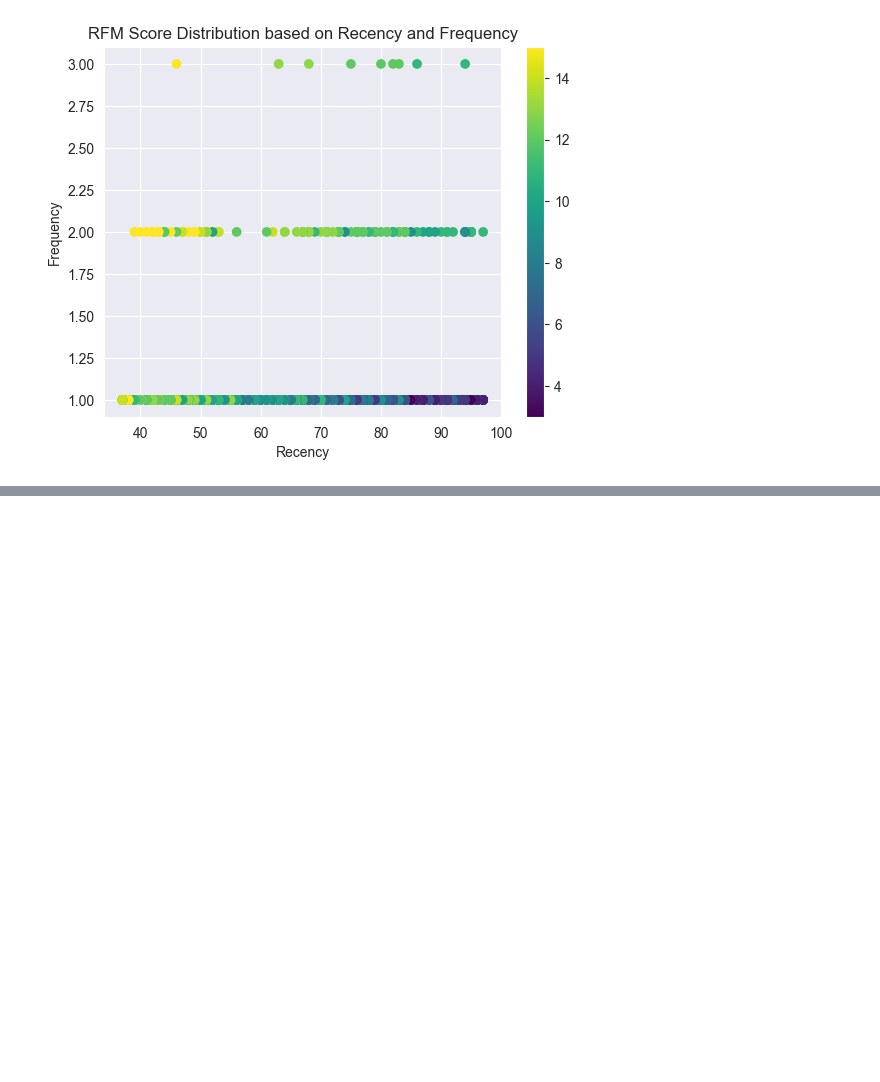
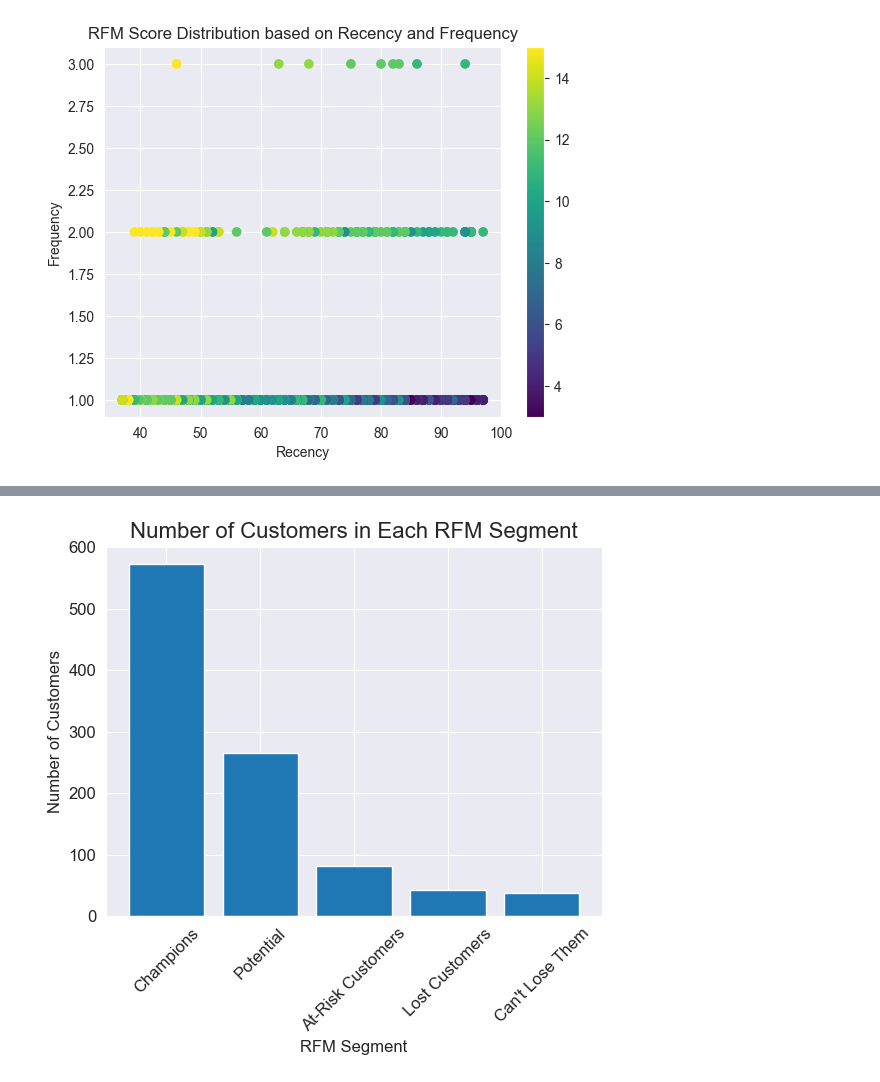
Before and after one commit to Mfundo-debug/RFM_analysis, a Jupyter notebook: EDA.ipynb, the cells around one changed output, grey strips where cells are left out. Cells and saved outputs as stored; diff of their text form; code cells hidden in the pictures; blank space fills up the shorter version.

```diff
--- a/EDA.ipynb
+++ b/EDA.ipynb
@@ -368,0 +385,14 @@ fig.show()
+# %%
+# Count the number of customers in each segment
+segment_counts = data['RFM Customer Segments'].value_counts()
+
+# Create a bar plot of the number of customers in each segment
+plt.bar(segment_counts.index, segment_counts.values)
+plt.title('Number of Customers in Each RFM Segment', fontsize=16)
+plt.xlabel('RFM Segment', fontsize=12)
+plt.ylabel('Number of Customers', fontsize=12)
+plt.xticks(rotation=45, fontsize=12)
+plt.yticks(fontsize=12)
+plt.show()
+# %% [output]
+[figure, added]
```
Also changed, not shown: parts of 8 cells of this notebook.
